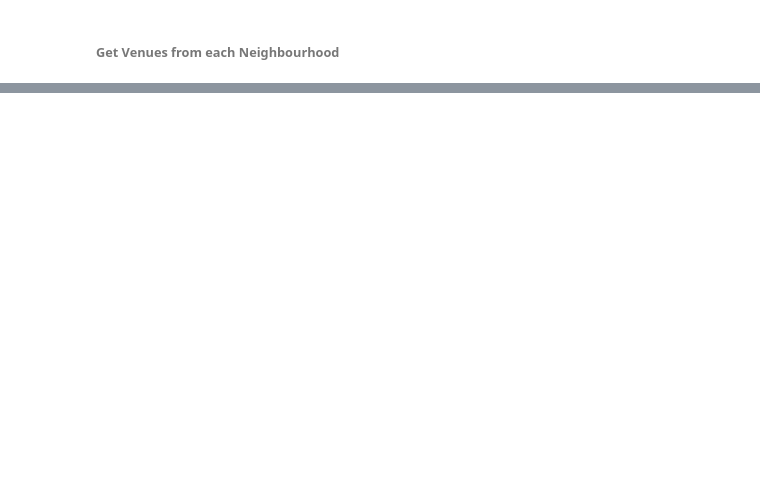
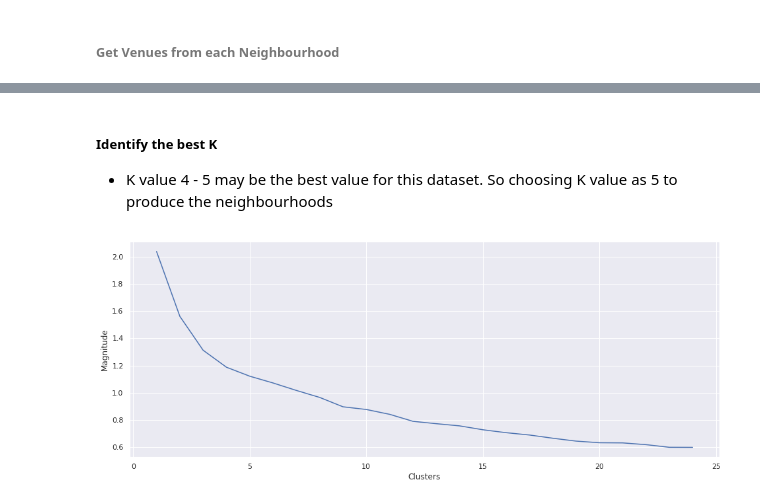
Before and after one commit to vminfant/Coursera_Capstone, a Jupyter notebook: capstone_league_of_neighbourhoods_source.ipynb, the cells around one changed output, grey strips where cells are left out. Cells and saved outputs as stored; diff of their text form; code cells hidden in the pictures; blank space fills up the shorter version.

Commit message:
league_of_neighbourhoods - initial notebooks

```diff
--- a/capstone_league_of_neighbourhoods_source.ipynb
+++ b/capstone_league_of_neighbourhoods_source.ipynb
@@ -415,0 +616,25 @@ def get_reasons(curr_resp_dict,reasons):
+# %%
+def elbow_method():
+
+    distortions = {}
+    for kclusters in range(1,25):
+
+        kmeans = KMeans(n_clusters=kclusters, random_state=5,init='random').fit(toronto_mvenues_final)
+
+        # check cluster labels generated for each row in the dataframe
+        kmeans.labels_
+        distortions[kclusters] = sum(np.min(cdist(toronto_mvenues_final, kmeans.cluster_centers_, 'euclidean'), axis=1)) / toronto_mvenues_final.shape[0]
+
+    return distortions
+# %%
+distortions = elbow_method()
+distortions_df = pd.DataFrame.from_dict(distortions,orient='index',columns=['0']).reset_index()
+distortions_df.columns = ['Clusters','Magnitude']
+# %% [markdown]
+##### Identify the best K
+* K value 4 - 5 may be the best value for this dataset. So choosing K value as 5 to produce the neighbourhoods
+# %%
+plt.figure(figsize=(16, 6))
+ax = sns.lineplot(x="Clusters", y="Magnitude", data=distortions_df)
+# %% [output]
+[figure, added]
```
Also changed, not shown: parts of 110 cells of this notebook, 1 other file.
